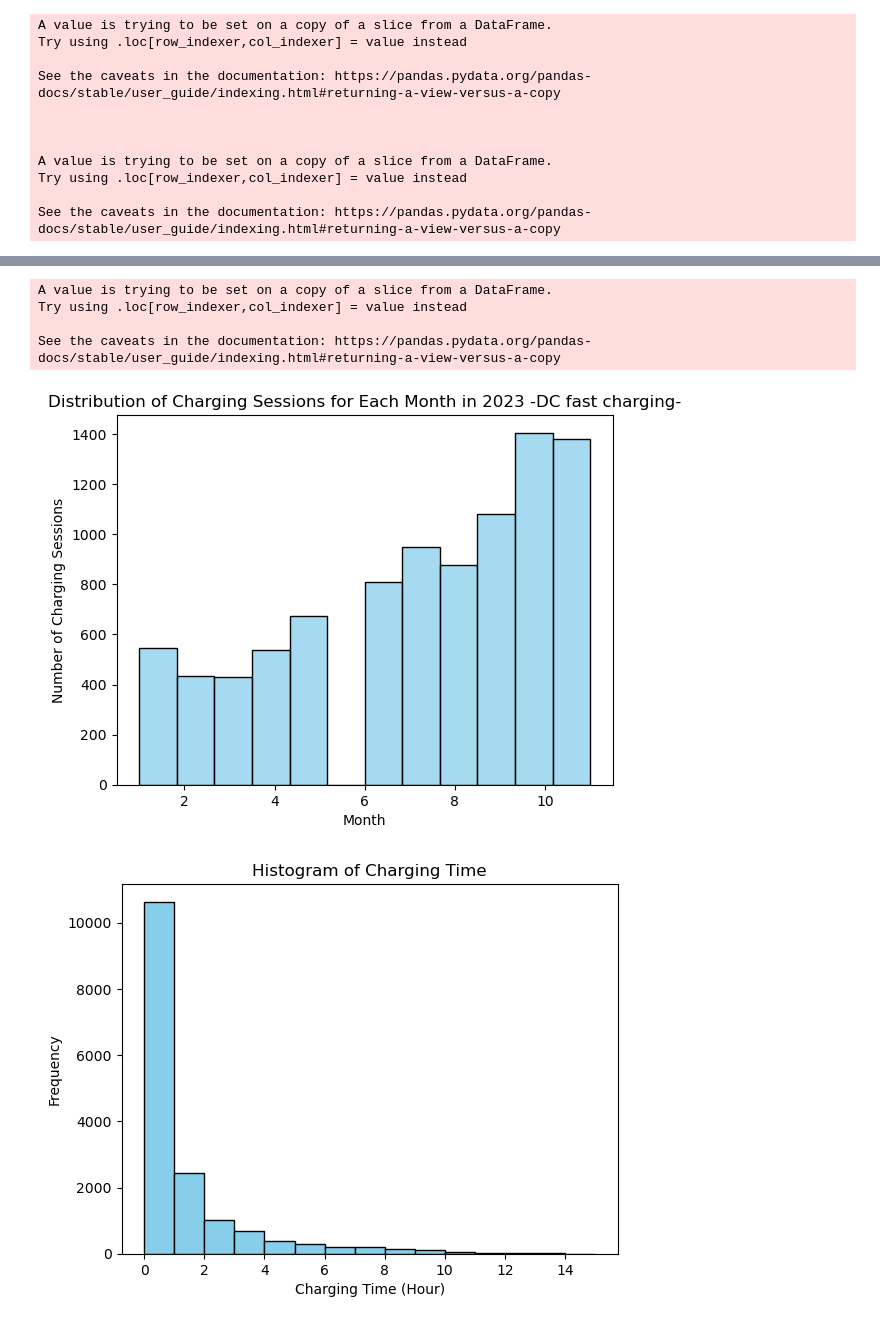
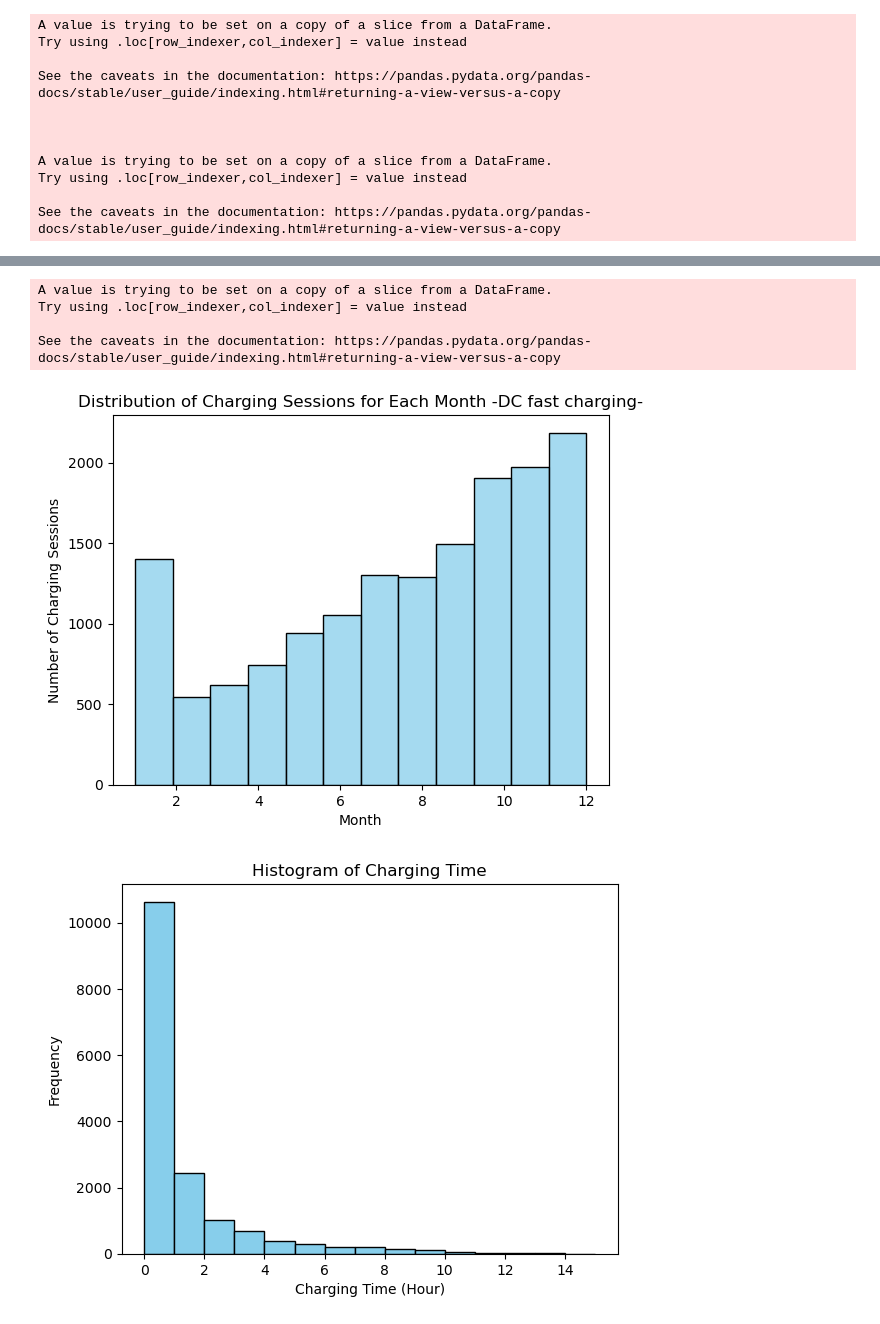
Before and after one commit to mkhaleghian/SevenStates, a Jupyter notebook: Analysis_with_Jan_2024.ipynb, the cells around one changed output, grey strips where cells are left out. Saved outputs shown, nothing was run; the diff lists cells and outputs as text; code cells hidden in the pictures.

```diff
--- a/Analysis_with_Jan_2024.ipynb
+++ b/Analysis_with_Jan_2024.ipynb
@@ -941,18 +983,18 @@ plt.show()
 # %%
 df_DC['Month'] = df_DC['Start_Tim_EST'].dt.month
 
 #plt.figure(figsize=(12, 8))
 sns.histplot(data=df_DC, x='Month', bins=12, kde=False, color='skyblue')
-plt.title('Distribution of Charging Sessions for Each Month in 2023 -DC fast charging-')
+plt.title('Distribution of Charging Sessions for Each Month -DC fast charging-')
 plt.xlabel('Month')
 plt.ylabel('Number of Charging Sessions')
 plt.show()
 # %% [output]
 A value is trying to be set on a copy of a slice from a DataFrame.
 Try using .loc[row_indexer,col_indexer] = value instead
 
 See the caveats in the documentation: https://pandas.pydata.org/pandas-docs/stable/user_guide/indexing.html#returning-a-view-versus-a-copy
-[figure, old version]
+[figure, new version]
 # %%
 
 charging_time = df['Charging Time']
```
Also changed, not shown: parts of 53 cells of this notebook.
